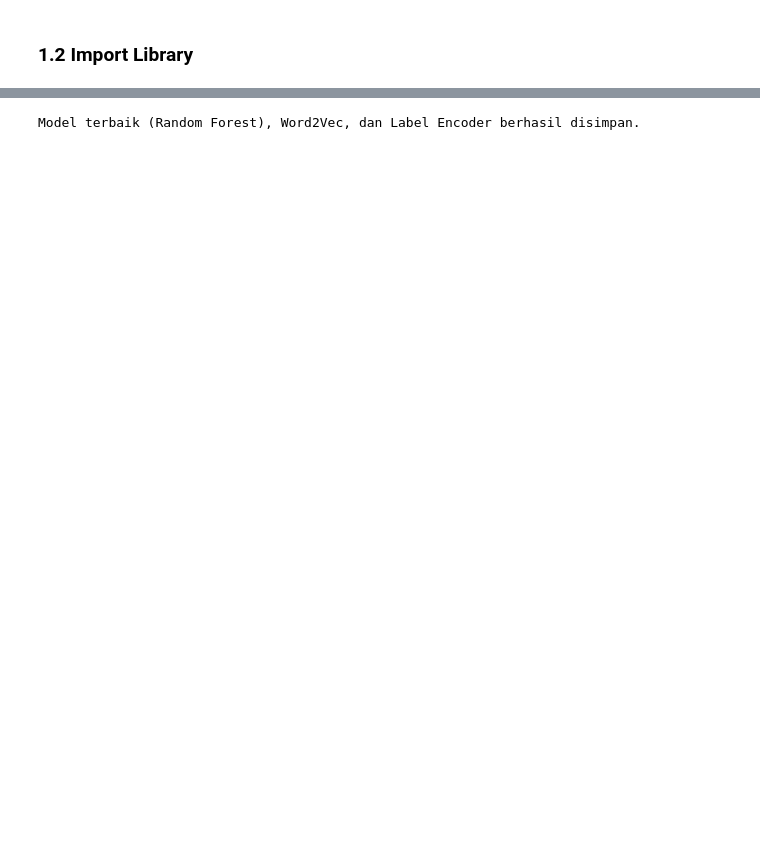
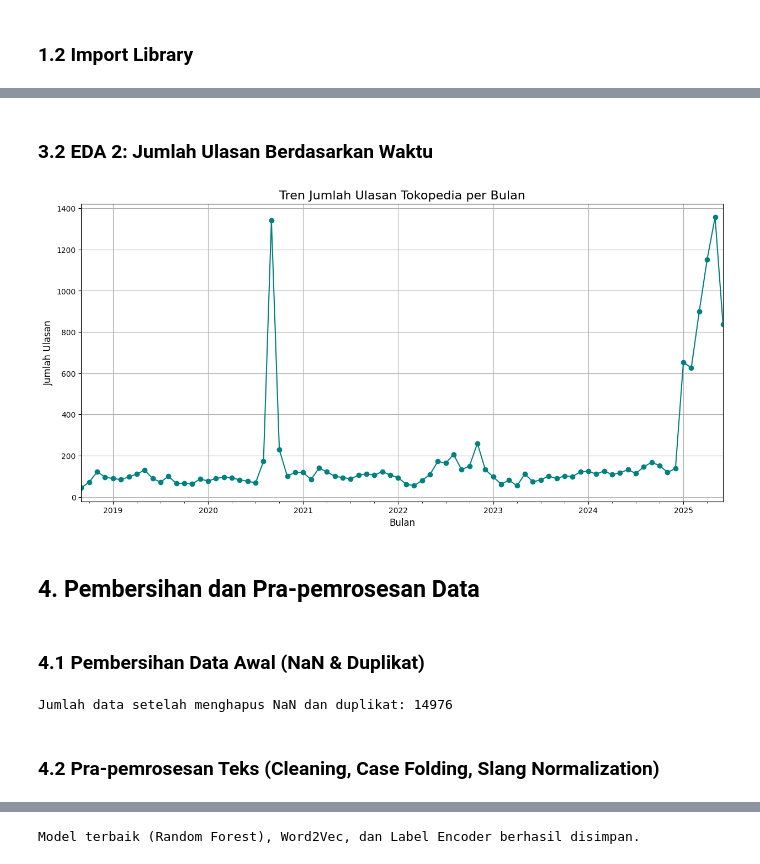
Before and after one commit to husainfadhlillah/dicoding-AppProductReview-SentimentAnalysis, a Jupyter notebook: Analisis Sentimen_Muhammad Husain Fadhlillah/pelatihan_model.ipynb, the cells around one changed output, grey strips where cells are left out. Saved outputs shown, nothing was run; the diff lists cells and outputs as text; code cells hidden in the pictures; blank space fills up the shorter version.

```diff
--- a/Analisis Sentimen_Muhammad Husain Fadhlillah/pelatihan_model.ipynb
+++ b/Analisis Sentimen_Muhammad Husain Fadhlillah/pelatihan_model.ipynb
@@ -275,0 +130,44 @@ Penyeimbangan data selesai.
+# %% [markdown]
+### 3.2 EDA 2: Jumlah Ulasan Berdasarkan Waktu
+# %%
+# Mengubah kolom 'at' menjadi format datetime
+df['at'] = pd.to_datetime(df['at'])
+
+# Mengatur 'at' sebagai indeks untuk resampling
+df_time = df.set_index('at')
+
+# Melakukan resampling data per bulan dan menghitung jumlah ulasan
+ulasan_per_bulan = df_time.resample('M').size()
+
+# Visualisasi jumlah ulasan dari waktu ke waktu
+plt.figure(figsize=(15, 7))
+ulasan_per_bulan.plot(kind='line', marker='o', color='teal')
+plt.title('Tren Jumlah Ulasan Tokopedia per Bulan', fontsize=16)
+plt.xlabel('Bulan', fontsize=12)
+plt.ylabel('Jumlah Ulasan', fontsize=12)
+plt.grid(True)
+plt.show()
+# %% [output]
+[figure, added]
+# %% [markdown]
+## **4. Pembersihan dan Pra-pemrosesan Data**
+# %% [markdown]
+### 4.1 Pembersihan Data Awal (NaN & Duplikat)
+# %%
+# Mengembalikan indeks agar kolom 'at' bisa digunakan kembali jika perlu
+df.reset_index(inplace=True)
+
+# Fokus pada kolom 'content' yang akan diolah
+df_clean = df[['content']].copy()
+
+# Menghapus ulasan yang kosong (NaN)
+df_clean.dropna(subset=['content'], inplace=True)
+
+# Menghapus ulasan duplikat
+df_clean.drop_duplicates(subset=['content'], inplace=True)
+
+print("Jumlah data setelah menghapus NaN dan duplikat:", len(df_clean))
+# %% [output]
+Jumlah data setelah menghapus NaN dan duplikat: 14976
+# %% [markdown]
+### 4.2 Pra-pemrosesan Teks (Cleaning, Case Folding, Slang Normalization)
```
Also changed, not shown: parts of 54 cells of this notebook.
